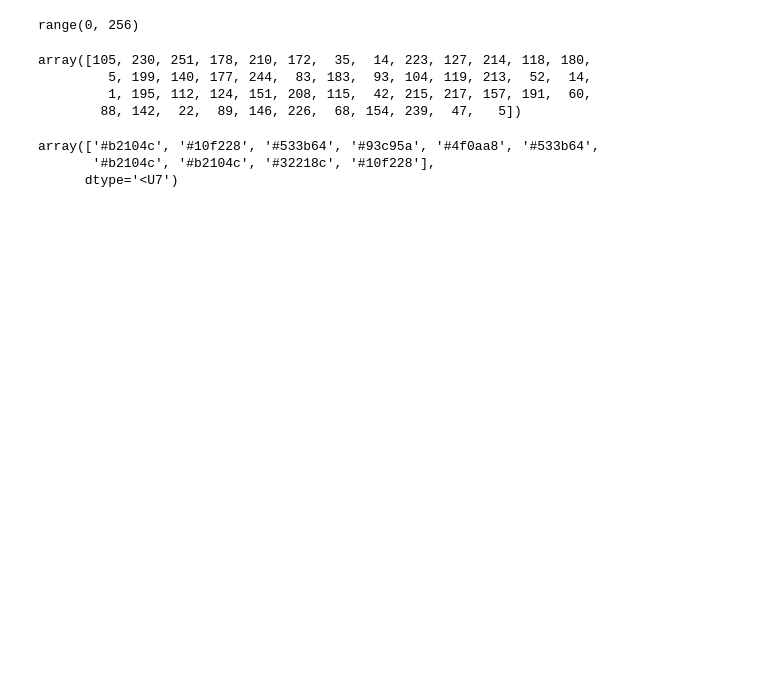
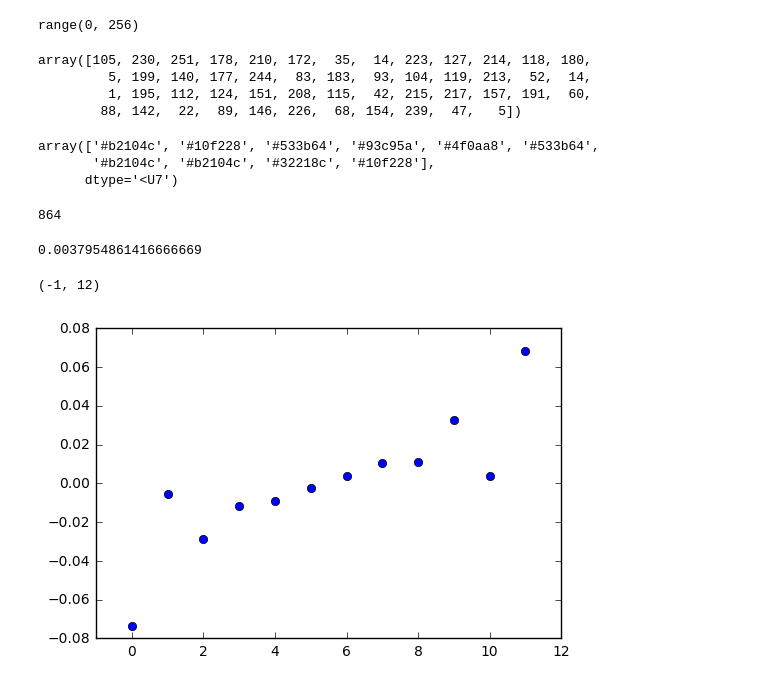
Before and after one commit to 123daimanu/DR_EAM, a Jupyter notebook: DataExtractDump.ipynb, the cells around one changed output. Saved outputs shown, nothing was run; the diff lists cells and outputs as text; code cells hidden in the pictures; blank space fills up the shorter version.

```diff
--- a/DataExtractDump.ipynb
+++ b/DataExtractDump.ipynb
@@ -243,3 +244,21 @@ array(['#b2104c', '#10f228', '#533b64', '#93c95a', '#4f0aa8', '#533b64',
       dtype='<U7')
 # %%
 g=num.array(g)
+# %%
+c[()]
+# %% [output]
+864
+# %%
+charge=[]
+for counter in range(len(a)):
+    charge.append(num.sum(c[99,layer[counter][0]])/len(layer[counter][0]))
+# %%
+num.sum(c[99,layer[counter][0]])/len(layer[counter][0])
+# %% [output]
+0.0037954861416666669
+# %%
+lab.plot(charge,"o")
+lab.xlim([-1,12])
+# %% [output]
+(-1, 12)
+[figure, added]
```
Also changed, not shown: parts of 6 cells of this notebook, 2 other files.
